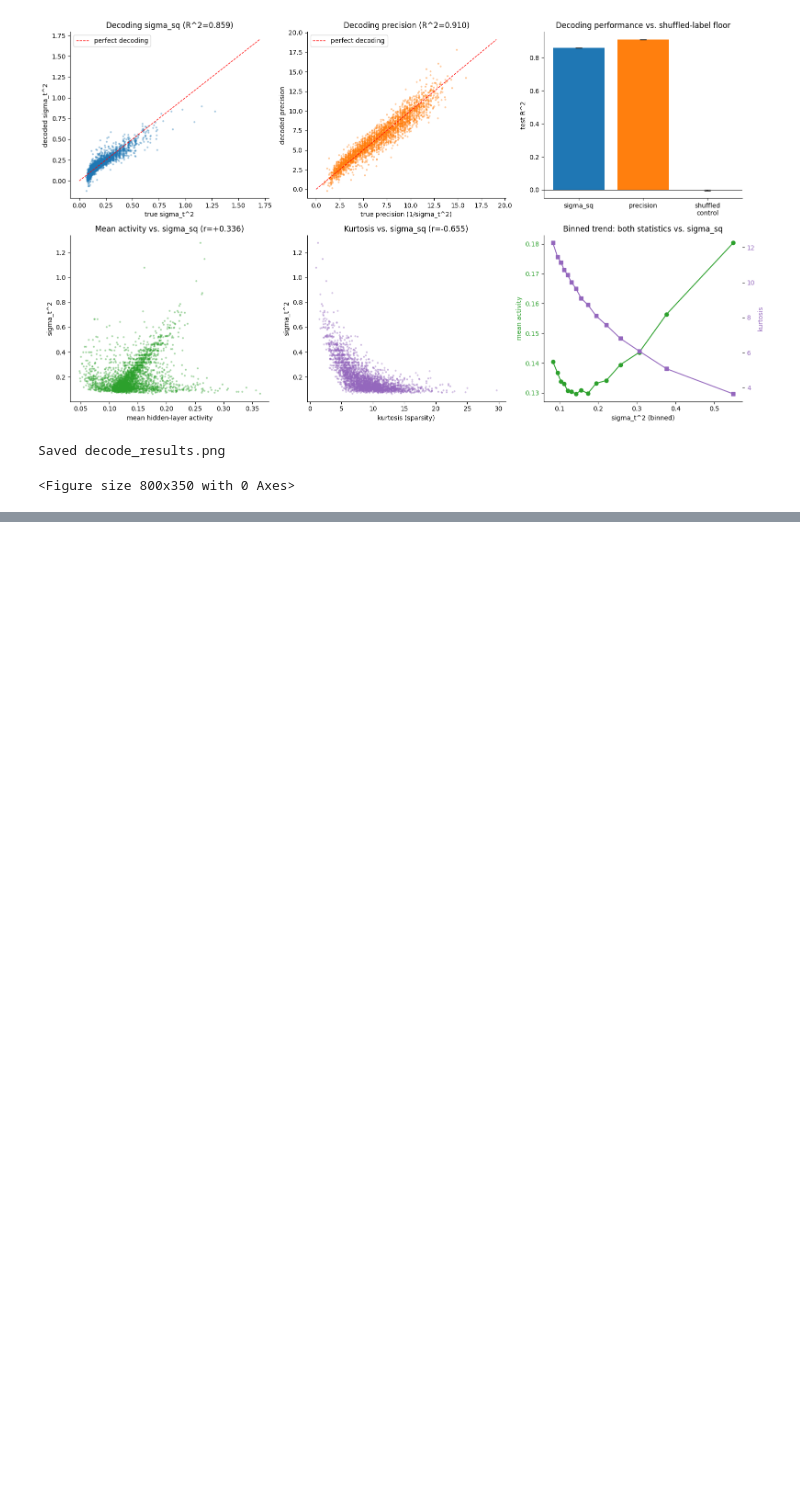
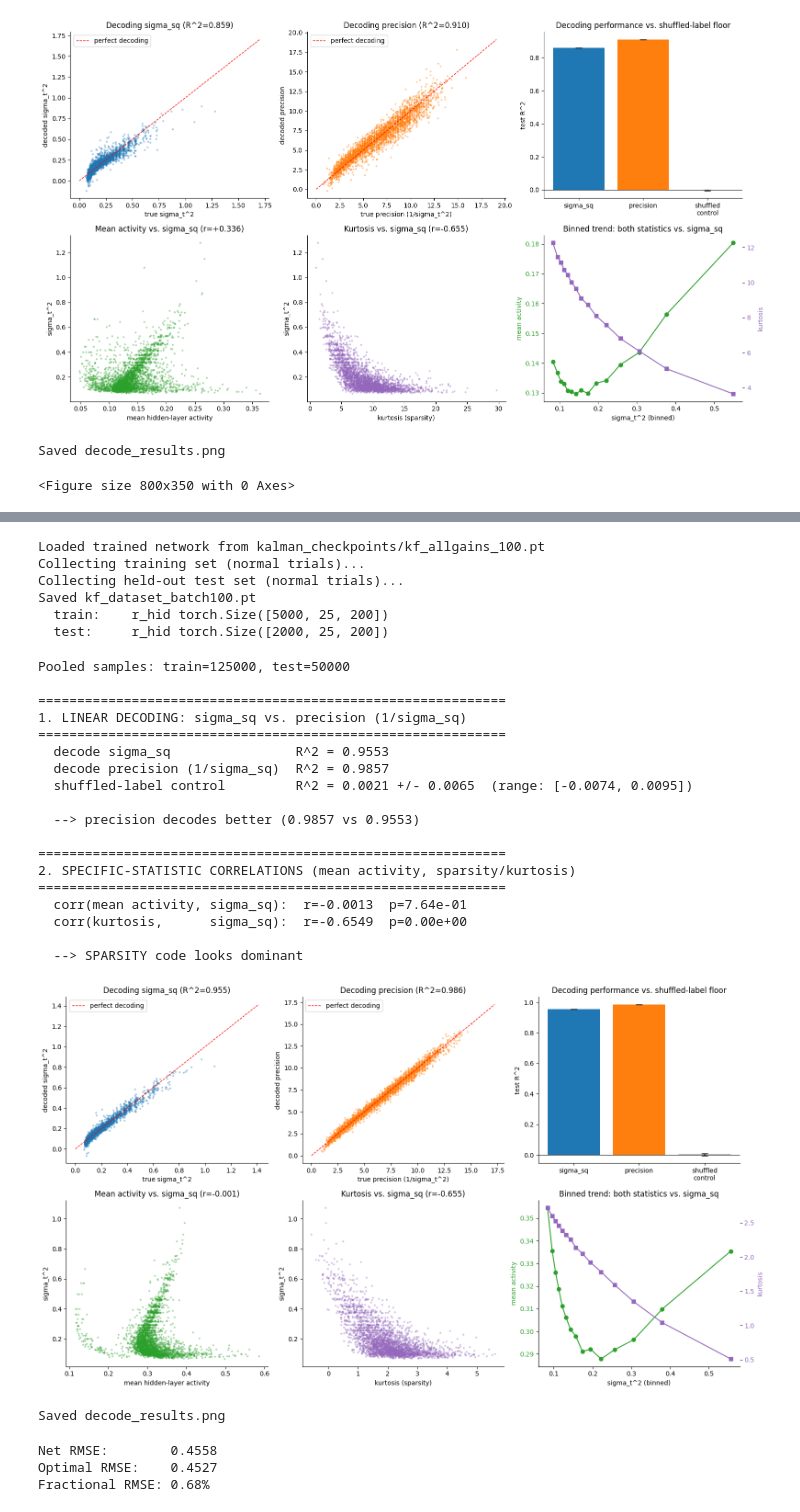
Before and after one commit to jgrk28/kalnet, a Jupyter notebook: notebooks/paper_task_and_train.ipynb, the cells around one changed output, grey strips where cells are left out. Cells and saved outputs as stored; diff of their text form; code cells hidden in the pictures; blank space fills up the shorter version.

Commit message:
Adding testing of the network and network with batch=100

```diff
--- a/notebooks/paper_task_and_train.ipynb
+++ b/notebooks/paper_task_and_train.ipynb
@@ -442,0 +502,58 @@ Saved decode_results.png
+# %%
+from collect_data import run
+run(checkpoint_path="kalman_checkpoints/kf_allgains_100.pt", output_path="kf_dataset_batch100.pt");
+# %% [output]
+Loaded trained network from kalman_checkpoints/kf_allgains_100.pt
+Collecting training set (normal trials)...
+Collecting held-out test set (normal trials)...
+Saved kf_dataset_batch100.pt
+  train:    r_hid torch.Size([5000, 25, 200])
+  test:     r_hid torch.Size([2000, 25, 200])
+# %%
+from decode import lin_decoder
+data = lin_decoder("kf_dataset_batch100.pt")
+# %% [output]
+Pooled samples: train=125000, test=50000
+
+============================================================
+1. LINEAR DECODING: sigma_sq vs. precision (1/sigma_sq)
+============================================================
+  decode sigma_sq                R^2 = 0.9553
+  decode precision (1/sigma_sq)  R^2 = 0.9857
+  shuffled-label control         R^2 = 0.0021 +/- 0.0065  (range: [-0.0074, 0.0095])
+
+  --> precision decodes better (0.9857 vs 0.9553)
+
+============================================================
+2. SPECIFIC-STATISTIC CORRELATIONS (mean activity, sparsity/kurtosis)
+============================================================
+  corr(mean activity, sigma_sq):  r=-0.0013  p=7.64e-01
+  corr(kurtosis,      sigma_sq):  r=-0.6549  p=0.00e+00
+
+  --> SPARSITY code looks dominant
+[figure, added]
+Saved decode_results.png
+# %%
+import torch
+checkpoint = torch.load("kalman_checkpoints/kf_allgains_100.pt", map_location="cpu", weights_only=False)
+net = KalmanRNN(n_in=checkpoint["config"]["n_in"], n_hid=checkpoint["config"]["n_hid"], n_out=1)
+net.load_state_dict(checkpoint["state_dict"])
+net.eval()
+
+test_task = KalmanFilteringTask(batch_size=2000, tr_cond="all_gains", seed=999)
+batch = test_task.sample(include_internals=True)
+
+with torch.no_grad():
+    y_hat = net(batch.input)  # (batch, T, 1)
+
+rmse_net = torch.sqrt(torch.mean((y_hat - batch.target) ** 2)).item()
+rmse_opt = torch.sqrt(torch.mean((batch.opt_mean - batch.target) ** 2)).item()
+frac_rmse = 100 * (rmse_net - rmse_opt) / rmse_opt
+
+print(f"Net RMSE:        {rmse_net:.4f}")
+print(f"Optimal RMSE:    {rmse_opt:.4f}")
+print(f"Fractional RMSE: {frac_rmse:.2f}%")
+# %% [output]
+Net RMSE:        0.4558
+Optimal RMSE:    0.4527
+Fractional RMSE: 0.68%
```
Also changed, not shown: parts of 11 cells of this notebook.
